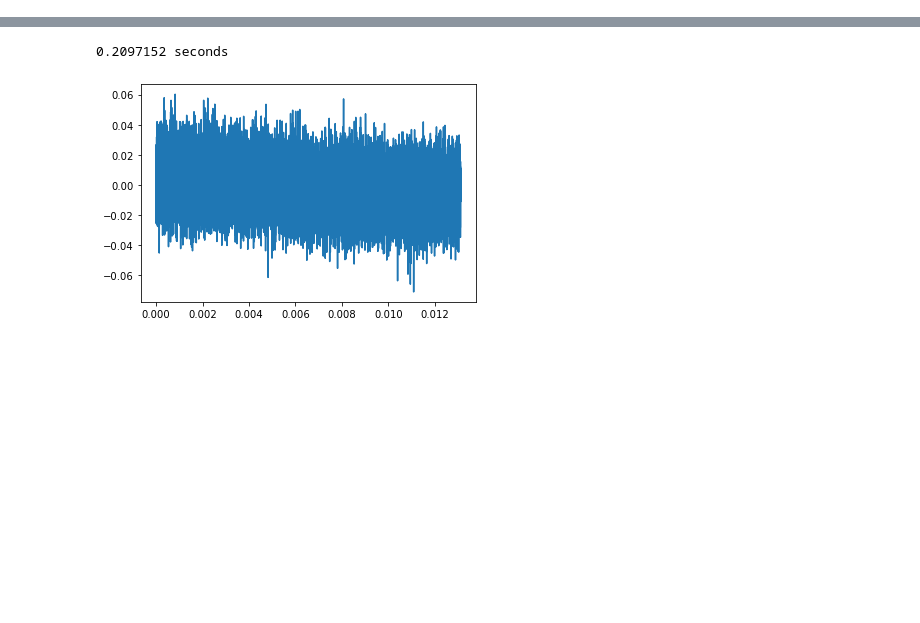
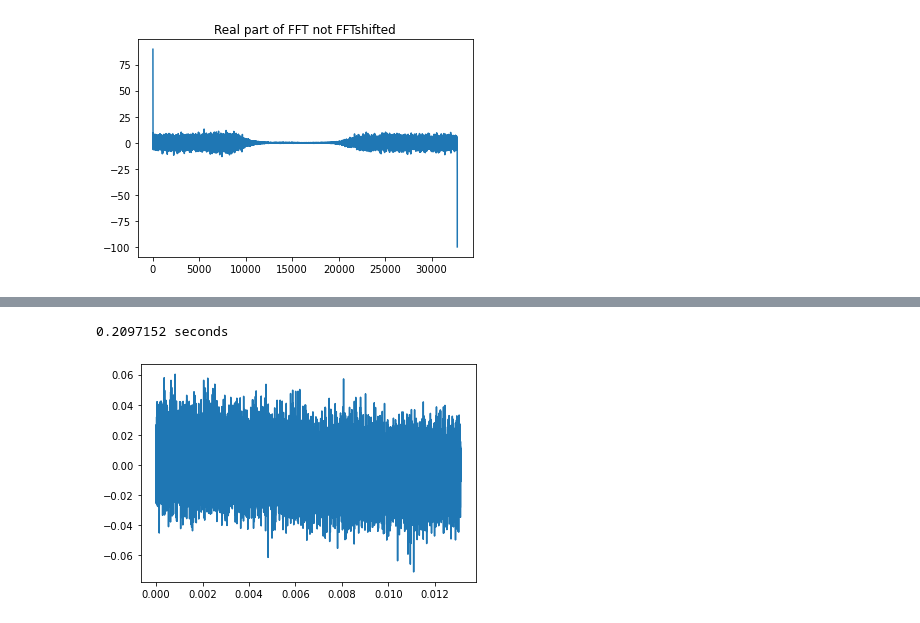
Before and after one commit to woutervantol/RadioAstronomyInterferometerAnalysis, a Jupyter notebook: test.ipynb, the cells around one changed output, grey strips where cells are left out. Cells and saved outputs as stored; diff of their text form; code cells hidden in the pictures; blank space fills up the shorter version.

```diff
--- a/test.ipynb
+++ b/test.ipynb
@@ -52,15 +52,16 @@ plt.show()
 
 
 delay_samples = np.argmax(np.real(corr)**2 + np.imag(corr)**2)
-print(f"Delay found (excluding base delay): {delay_samples} samples or {delay_samples /  (2.5*1e6)} seconds")
+print(f"Delay found (after base delay): {delay_samples} samples or {delay_samples /  (2.5*1e6)} seconds")
 
 
-nrchan = int(2**16)
-t = nrchan / (2.5*1e6)
-print(f"FFT window: {nrchan} samples or {t} seconds")
+nrchan = 2**15#int(2**16)
+t_in_chan = nrchan / (2.5*1e6)
+print(f"FFT window: {nrchan} samples or {t_in_chan} seconds")
 
 #make the total number of samples a multiple of the size of the FFT window
-nr_samples = int(5*(2.5*1e6) - 5*(2.5*1e6)%nrchan)
+measure_time = 30 #seconds
+nr_samples = int(measure_time*(2.5*1e6) - measure_time*(2.5*1e6)%nrchan)
 
 data1_5sec = np.fromfile(filename1, dtype=np.complex64, count=nr_samples, offset=base_offset*8 + delay_samples*8)
 data2_5sec = np.fromfile(filename1, dtype=np.complex64, count=nr_samples, offset=base_offset*8)
@@ -71,31 +72,44 @@ data2_5sec = data2_5sec.reshape(int(nr_samples/nrchan), nrchan)
 FFT1 = np.fft.fft(data1_5sec, axis=1)
 FFT2 = np.fft.fft(data2_5sec, axis=1)
 
-
-plt.plot(np.fft.fftfreq(len(FFT1[0])), np.real(FFT1[0]))
-plt.title("FFT of single window of data")
+plt.plot(range(len(FFT1[0])), np.real(FFT1[0]))
+plt.title("Real part of FFT not FFTshifted")
 plt.show()
 
-#remove the giant peak from the clock for better result
-FFT1[:, -1] = 0
-FFT2[:, -1] = 0
+FFT1 = np.fft.fftshift(FFT1)
+FFT2 = np.fft.fftshift(FFT2)
 
-plt.plot(np.fft.fftfreq(len(FFT1[0])), np.real(FFT1[0]))
-plt.title("Real part of FFT of data1 after removing clock peak")
+freqs = np.fft.fftshift(np.fft.fftfreq(len(FFT1[0])))
+
+
+plt.plot(freqs, np.real(FFT1[0]))
+plt.title("Real part of FFT, shifted")
 plt.show()
-plt.plot(np.fft.fftfreq(len(FFT1[0])), np.imag(FFT1[0]))
-plt.title("Imaginary part of FFT of data1 after removing clock peak")
-plt.show()
-plt.plot(np.fft.fftfreq(len(FFT1[0])), np.real(FFT2[0]))
-plt.title("Real part of FFT of data2 after removing clock peak")
-plt.show()
-plt.plot(np.fft.fftfreq(len(FFT1[0])), np.imag(FFT2[0]))
-plt.title("Imaginary part of FFT of data2 after removing clock peak")
-plt.show()
+
+
+# plt.plot(freqs, np.real(FFT1[0]))
+# plt.title("Real part of FFT of single window of data1 without clock peak")
+# plt.show()
+# plt.plot(freqs, np.imag(FFT1[0]))
+# plt.title("Imaginary part of FFT of single window of data1 without clock peak")
+# plt.show()
+# plt.plot(freqs, np.real(FFT2[0]))
+# plt.title("Real part of FFT of single window of data2 after removing clock peak")
+# plt.show()
+# plt.plot(freqs, np.imag(FFT2[0]))
+# plt.title("Imaginary part of FFT of single window of data2 without clock peak")
+# plt.show()
 
 
 
 autocorrelation = np.mean(FFT1 * np.conj(FFT1), axis=0)
+
+# interpolate the clock peak
+iprange = 20
+left_index = np.argmax(autocorrelation)-iprange
+right_index = np.argmax(autocorrelation)+iprange
+autocorrelation[left_index:right_index] = np.linspace(autocorrelation[left_index], autocorrelation[right_index], 2*iprange)
+
 plt.plot(np.linspace(1420 - 1.25, 1420 + 1.25, len(autocorrelation)), np.real(autocorrelation))
 plt.title("Autocorrelation test real (should be like assignment 1?)")
 plt.show()
@@ -103,20 +117,30 @@ plt.plot(np.linspace(1420 - 1.25, 1420 + 1.25, len(autocorrelation)), np.imag(au
 plt.title("Autocorrelation test imag (should be like assignment 1?)")
 plt.show()
 
-
 crosscorr = np.mean(FFT1 * np.conj(FFT2), axis=0)
-plt.plot(np.linspace(1420 - 1.25, 1420 + 1.25, len(crosscorr)), np.real(crosscorr))
-plt.title("Real part of cross correlation of FFTs averaged over 5 seconds")
-plt.show()
-plt.plot(np.linspace(1420 - 1.25, 1420 + 1.25, len(crosscorr)), np.imag(crosscorr))
-plt.title("Imaginary part of cross correlation of FFTs averaged over 5 seconds")
+# plt.plot(np.linspace(1420 - 1.25, 1420 + 1.25, len(crosscorr)), np.real(crosscorr))
+# plt.title(f"Real part of cross correlation of FFTs averaged over {measure_time} seconds")
+# plt.show()
+# plt.plot(np.linspace(1420 - 1.25, 1420 + 1.25, len(crosscorr)), np.imag(crosscorr))
+# plt.title(f"Imaginary part of cross correlation of FFTs averaged over {measure_time} seconds")
+# plt.show()
+plt.plot(np.linspace(1420 - 1.25, 1420 + 1.25, len(crosscorr)), np.abs(crosscorr))
+plt.title(f"Magnitude of cross correlation of FFTs averaged over {measure_time} seconds")
 plt.show()
 
 
-result = np.fft.ifft(crosscorr)
-plt.plot(np.fft.fftfreq(len(result)), np.real(result))
-plt.title("Inverse FFT of cross correlation, real")
+iprange = 30
+left_index = np.argmax(np.abs(crosscorr))-iprange
+right_index = np.argmax(np.abs(crosscorr))+iprange
+crosscorr[left_index:right_index] = np.linspace(crosscorr[left_index], crosscorr[right_index], 2*iprange)
+
+plt.plot(np.linspace(1420 - 1.25, 1420 + 1.25, len(crosscorr)), np.real(crosscorr))
+plt.title(f"Real part of cross correlation of FFTs averaged over {measure_time} seconds")
 plt.show()
-plt.plot(np.fft.fftfreq(len(result)), np.imag(result))
-plt.title("Inverse FFT of cross correlation, imaginary")
+plt.plot(np.linspace(1420 - 1.25, 1420 + 1.25, len(crosscorr)), np.imag(crosscorr))
+plt.title(f"Imaginary part of cross correlation of FFTs averaged over {measure_time} seconds")
 plt.show()
+plt.plot(np.linspace(1420 - 1.25, 1420 + 1.25, len(crosscorr)), np.abs(crosscorr))
+plt.title(f"Magnitude of cross correlation of FFTs averaged over {measure_time} seconds")
+plt.show()
+# %% [output]
@@ -122,0 +155 @@ plt.show()
+[figure, added]
```
Also changed, not shown: parts of 2 cells of this notebook, 1 other file.
